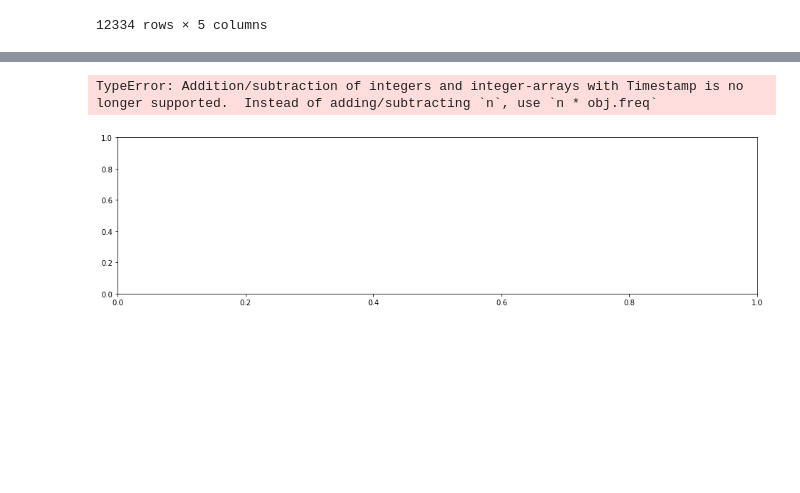
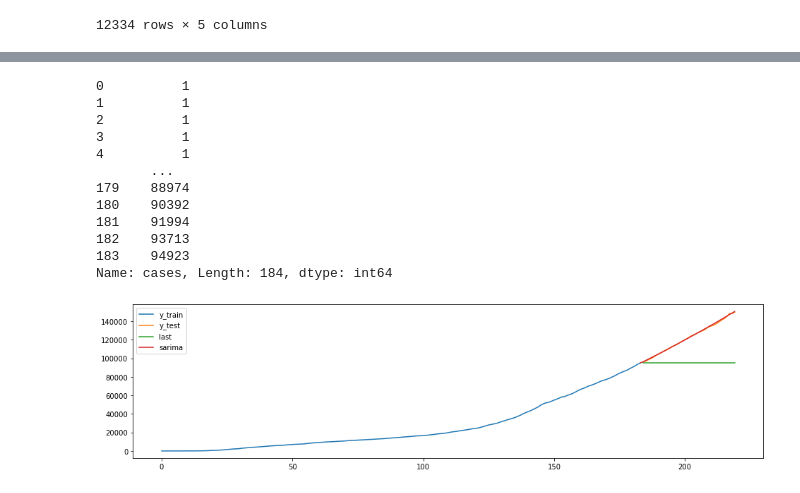
Before and after one commit to vmohan96/Decoding-COVID-19, a Jupyter notebook: alex/TimeSeries.ipynb, the cells around one changed output, grey strips where cells are left out. Saved outputs shown, nothing was run; the diff lists cells and outputs as text; code cells hidden in the pictures; blank space fills up the shorter version.

Commit message:
making some plotting functions

```diff
--- a/alex/TimeSeries.ipynb
+++ b/alex/TimeSeries.ipynb
@@ -51,3 +50,5 @@ len(mis)
+# %%
+mis.reset_index(inplace=True)
 # %%
 y = mis['cases']
 # %%
@@ -58,7 +59,30 @@ plt.plot(mis['cases'])
 # %%
-y_train, y_test = temporal_train_test_split(y, test_size=60)
+y_train, y_test = temporal_train_test_split(y, test_size=36)
+# %%
+y_train
+# %% [output]
+0          1
+1          1
+2          1
+3          1
+4          1
+       ...
+179    88974
+180    90392
+181    91994
+182    93713
+183    94923
+Name: cases, Length: 184, dtype: int64
+# %%
+naive_model_last = NaiveForecaster(strategy='last')
+naive_model_last.fit(y_train)
+y_last_preds = naive_model_last.predict(list(range(1, len(y_test) +1)))
+# %%
+sarima = AutoARIMA(suppress_warnings=True)
+sarima.fit(y_train)
+y_sarima_preds = sarima.predict(np.arange(len(y_test) + 1))
 # %%
-plot_ys(y_train, y_test, labels=['y_train', 'y_test'])
+plot_ys(y_train, y_test, y_last_preds, y_sarima_preds, labels=['y_train', 'y_test', 'last', 'sarima']);
+# Winning
 # %% [output]
-TypeError: Addition/subtraction of integers and integer-arrays with Timestamp is no longer supported.  Instead of adding/subtracting `n`, use `n * obj.freq`
-[figure, old version]
+[figure, new version]
```
Also changed, not shown: parts of 5 cells of this notebook, 3 other files.
